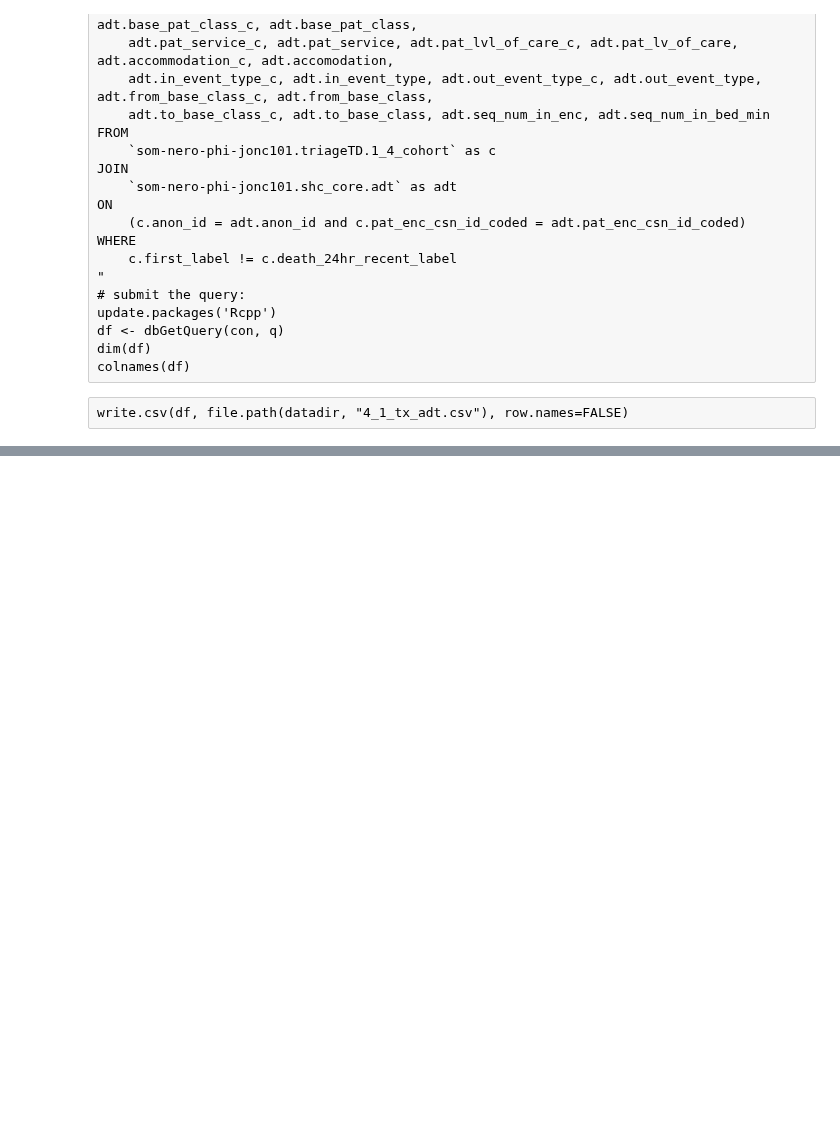
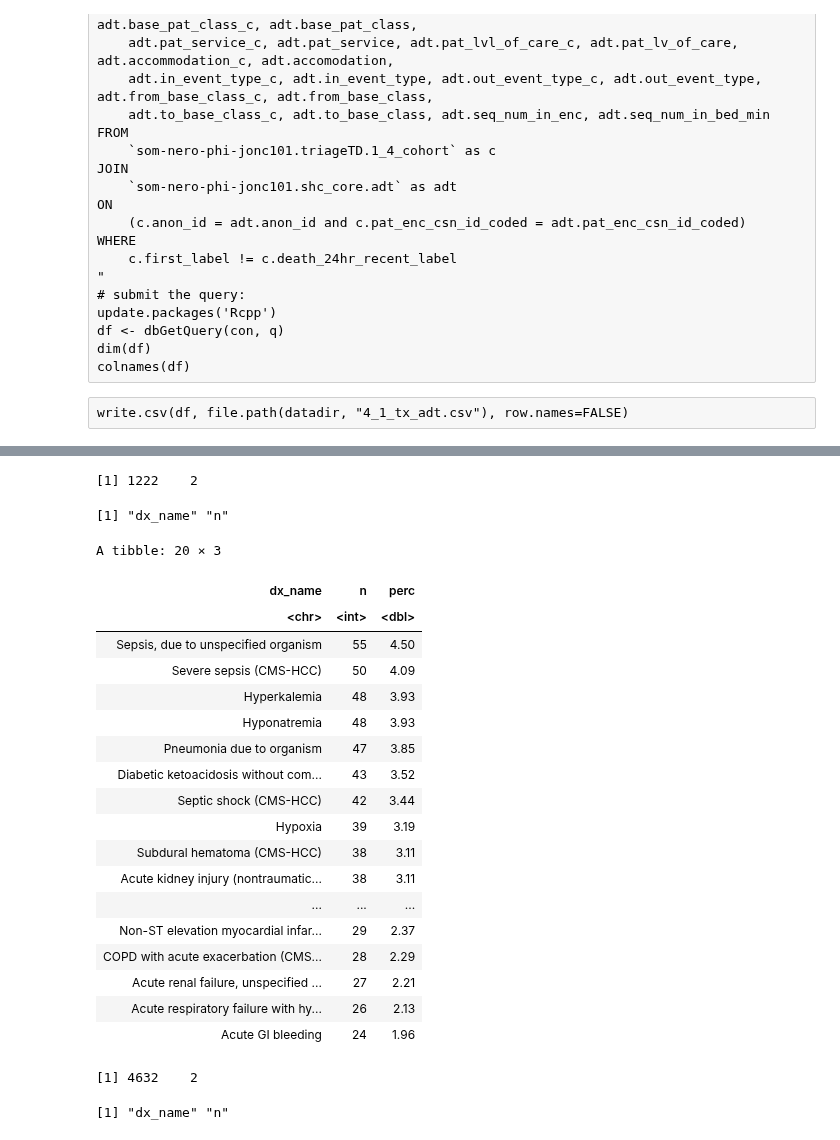
Before and after one commit to Minh084/TDA, a Jupyter notebook: 4_description/4.1_transfers.ipynb, the cells around one changed output, grey strips where cells are left out. Saved outputs shown, nothing was run; the diff lists cells and outputs as text; code cells hidden in the pictures; blank space fills up the shorter version.

```diff
--- a/4_description/4.1_transfers.ipynb
+++ b/4_description/4.1_transfers.ipynb
@@ -428,0 +338,70 @@ A data.frame: 20 × 2
+# %%
+# transfer cohort
+q = "
+SELECT x.dx_name, count(x.dx_name) AS n
+FROM
+    `som-nero-phi-jonc101.triageTD.1_4_cohort` as c
+JOIN
+    `som-nero-phi-jonc101.shc_core.diagnosis_code` as x
+ON
+    (c.anon_id = x.anon_id and c.pat_enc_csn_id_coded = x.pat_enc_csn_id_jittered)
+
+WHERE (c.first_label != c.death_24hr_recent_label and x.ed = 'Y')
+
+GROUP by x.dx_name
+"
+
+# submit the query:
+update.packages('Rcpp')
+x3 <- dbGetQuery(con, q)
+dim(x3)
+colnames(x3)
+# %% [output]
+[1] 1222    2
+[1] "dx_name" "n"
+# %%
+x3 %>% mutate(perc = round(100*n/nrow(x3), 2)) %>% arrange(-n) %>% head(20)
+# %% [output]
+A tibble: 20 × 3
+| dx_name | n | perc |
+| <chr> | <int> | <dbl> |
+| Sepsis, due to unspecified organism | 55 | 4.50 |
+| Severe sepsis (CMS-HCC) | 50 | 4.09 |
+| Hyperkalemia | 48 | 3.93 |
+| Hyponatremia | 48 | 3.93 |
+| Pneumonia due to organism | 47 | 3.85 |
+| Diabetic ketoacidosis without com... | 43 | 3.52 |
+| Septic shock (CMS-HCC) | 42 | 3.44 |
+| Hypoxia | 39 | 3.19 |
+| Subdural hematoma (CMS-HCC) | 38 | 3.11 |
+| Acute kidney injury (nontraumatic... | 38 | 3.11 |
+| ... | ... | ... |
+| Non-ST elevation myocardial infar... | 29 | 2.37 |
+| COPD with acute exacerbation (CMS... | 28 | 2.29 |
+| Acute renal failure, unspecified ... | 27 | 2.21 |
+| Acute respiratory failure with hy... | 26 | 2.13 |
+| Acute GI bleeding | 24 | 1.96 |
+# %%
+# full cohort
+q = "
+SELECT x.dx_name, count(x.dx_name) AS n
+FROM
+    `som-nero-phi-jonc101.triageTD.1_4_cohort` as c
+JOIN
+    `som-nero-phi-jonc101.shc_core.diagnosis_code` as x
+ON
+    (c.anon_id = x.anon_id and c.pat_enc_csn_id_coded = x.pat_enc_csn_id_jittered)
+
+WHERE (x.ed = 'Y' and primary='Y')
+
+GROUP by x.dx_name
+"
+
+# submit the query:
+update.packages('Rcpp')
+x4 <- dbGetQuery(con, q)
+dim(x4)
+colnames(x4)
+# %% [output]
+[1] 4632    2
+[1] "dx_name" "n"
```
Also changed, not shown: parts of 28 cells of this notebook, 3 other files.
